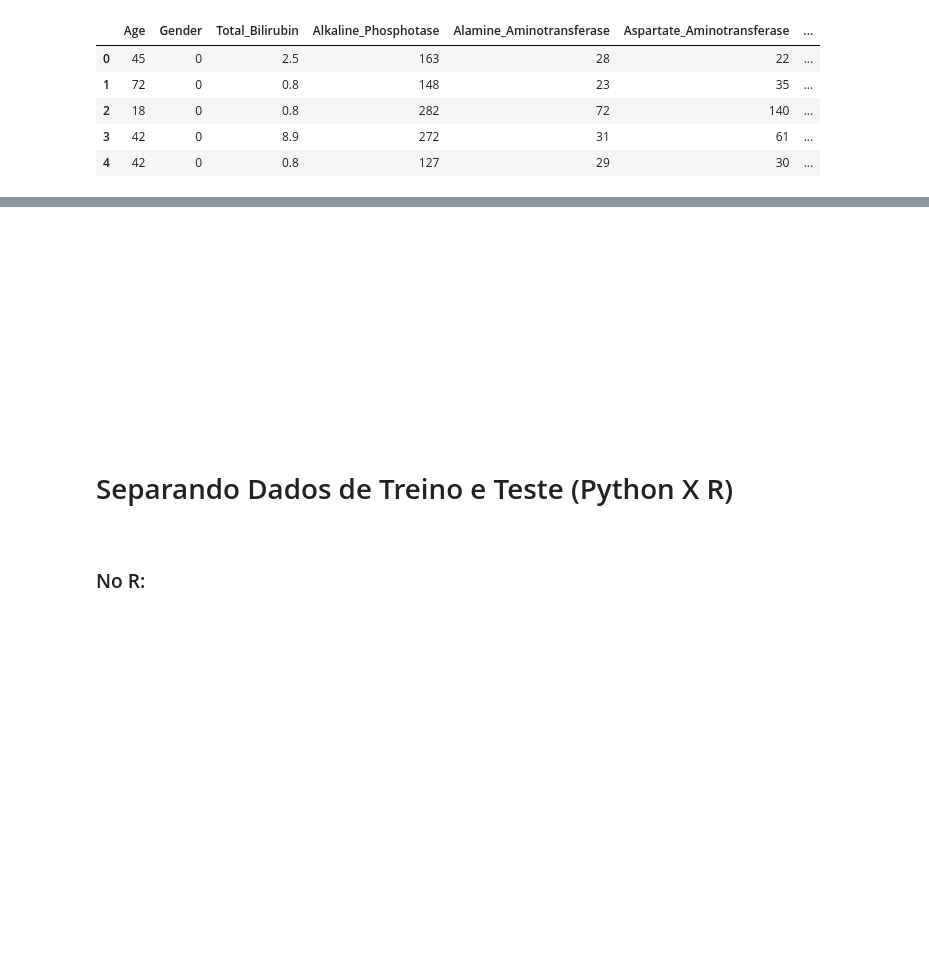
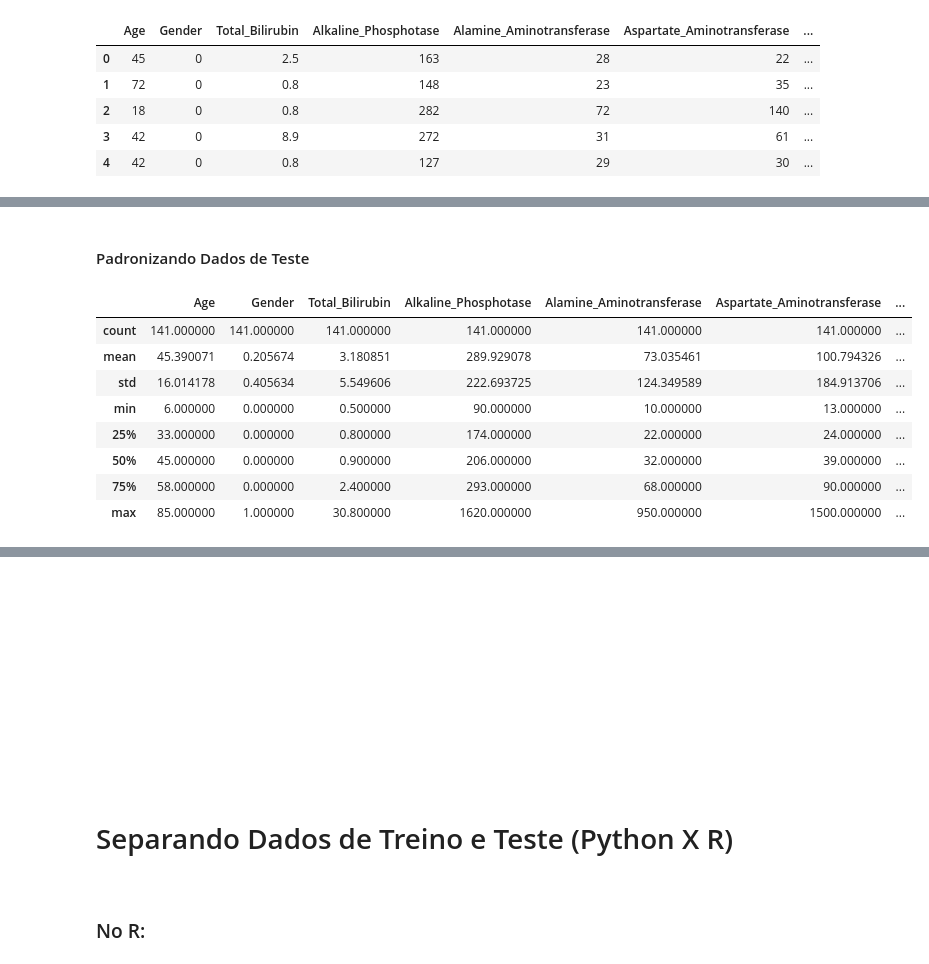
Before and after one commit to EduardoBran/Python_-_Machine_Learning, a Jupyter notebook: 01-Mini-Projeto_-_Construcao_Treinamento_Avaliacao_e_Selecao_de_Modelos_Para_Classificacao.ipynb, the cells around one changed output, grey strips where cells are left out. Drawn from its saved outputs; the diff is of its cells as text; code cells hidden in the pictures; blank space fills up the shorter version.

```diff
--- a/01-Mini-Projeto_-_Construcao_Treinamento_Avaliacao_e_Selecao_de_Modelos_Para_Classificacao.ipynb
+++ b/01-Mini-Projeto_-_Construcao_Treinamento_Avaliacao_e_Selecao_de_Modelos_Para_Classificacao.ipynb
@@ -1071,0 +1093,15 @@ dtype: float64
+# %% [markdown]
+#### Padronizando Dados de Teste
+# %%
+# Describe
+X_teste.describe()
+# %% [output]
+|  | Age | Gender | Total_Bilirubin | Alkaline_Phosphotase | Alamine_Aminotransferase | Aspartate_Aminotransferase | ... |
+| count | 141.000000 | 141.000000 | 141.000000 | 141.000000 | 141.000000 | 141.000000 | ... |
+| mean | 45.390071 | 0.205674 | 3.180851 | 289.929078 | 73.035461 | 100.794326 | ... |
+| std | 16.014178 | 0.405634 | 5.549606 | 222.693725 | 124.349589 | 184.913706 | ... |
+| min | 6.000000 | 0.000000 | 0.500000 | 90.000000 | 10.000000 | 13.000000 | ... |
+| 25% | 33.000000 | 0.000000 | 0.800000 | 174.000000 | 22.000000 | 24.000000 | ... |
+| 50% | 45.000000 | 0.000000 | 0.900000 | 206.000000 | 32.000000 | 39.000000 | ... |
+| 75% | 58.000000 | 0.000000 | 2.400000 | 293.000000 | 68.000000 | 90.000000 | ... |
+| max | 85.000000 | 1.000000 | 30.800000 | 1620.000000 | 950.000000 | 1500.000000 | ... |
```
Also changed, not shown: parts of 25 cells of this notebook, 1 other file.
